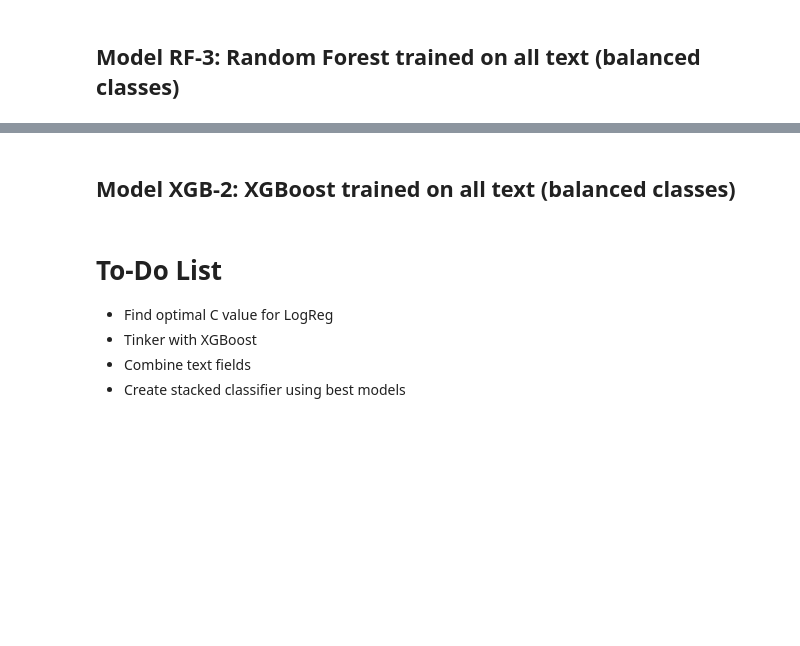
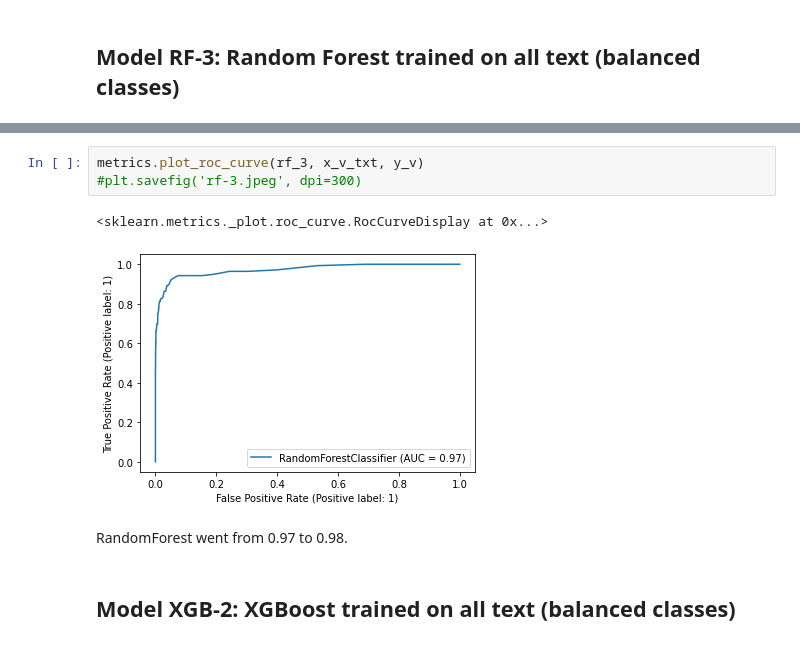
Before and after one commit to pjn51/detecting-fake-jobs, a Jupyter notebook: fake_jobs.ipynb, the cells around one changed output, grey strips where cells are left out. Saved outputs shown, nothing was run; the diff lists cells and outputs as text; blank space fills up the shorter version.

```diff
--- a/fake_jobs.ipynb
+++ b/fake_jobs.ipynb
@@ -419,8 +478,10 @@ nb_3 = MultinomialNB()
+# %%
+metrics.plot_roc_curve(rf_3, x_v_txt, y_v)
+#plt.savefig('rf-3.jpeg', dpi=300)
+# %% [output]
+<sklearn.metrics._plot.roc_curve.RocCurveDisplay at 0x...>
+[figure, added]
+# %% [markdown]
+RandomForest went from 0.97 to 0.98.
 # %% [markdown]
 ## Model XGB-2: XGBoost trained on all text (balanced classes)
-# %% [markdown]
-# To-Do List
-- Find optimal C value for LogReg
-- Tinker with XGBoost
-- Combine text fields
-- Create stacked classifier using best models
```
Also changed, not shown: parts of 94 cells of this notebook, 16 other files.
